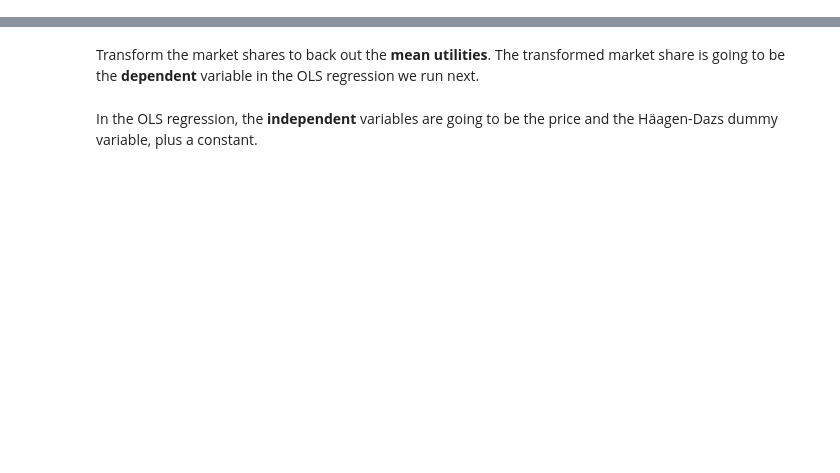
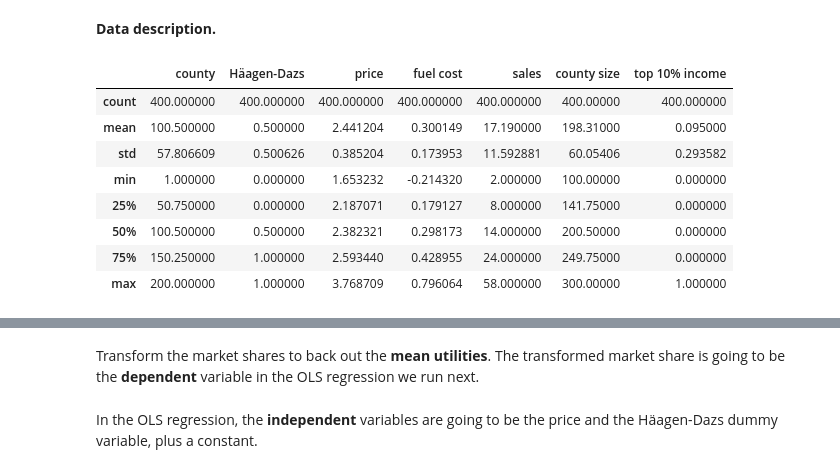
Before and after one commit to floriandendorfer/demand-estimation, a Jupyter notebook: code.ipynb, the cells around one changed output, grey strips where cells are left out. Drawn from its saved outputs; the diff is of its cells as text; code cells hidden in the pictures; blank space fills up the shorter version.

```diff
--- a/code.ipynb
+++ b/code.ipynb
@@ -17,0 +51,14 @@ Define the market share of each firm (Ben & Jerry's, Hägen-Dazs) in each county
+# %% [markdown]
+**Data description.**
+# %%
+data.describe()
+# %% [output]
+|  | county | Häagen-Dazs | price | fuel cost | sales | county size | top 10% income |
+| count | 400.000000 | 400.000000 | 400.000000 | 400.000000 | 400.000000 | 400.00000 | 400.000000 |
+| mean | 100.500000 | 0.500000 | 2.441204 | 0.300149 | 17.190000 | 198.31000 | 0.095000 |
+| std | 57.806609 | 0.500626 | 0.385204 | 0.173953 | 11.592881 | 60.05406 | 0.293582 |
+| min | 1.000000 | 0.000000 | 1.653232 | -0.214320 | 2.000000 | 100.00000 | 0.000000 |
+| 25% | 50.750000 | 0.000000 | 2.187071 | 0.179127 | 8.000000 | 141.75000 | 0.000000 |
+| 50% | 100.500000 | 0.500000 | 2.382321 | 0.298173 | 14.000000 | 200.50000 | 0.000000 |
+| 75% | 150.250000 | 1.000000 | 2.593440 | 0.428955 | 24.000000 | 249.75000 | 0.000000 |
+| max | 200.000000 | 1.000000 | 3.768709 | 0.796064 | 58.000000 | 300.00000 | 1.000000 |
```
Also changed, not shown: parts of 21 cells of this notebook.
